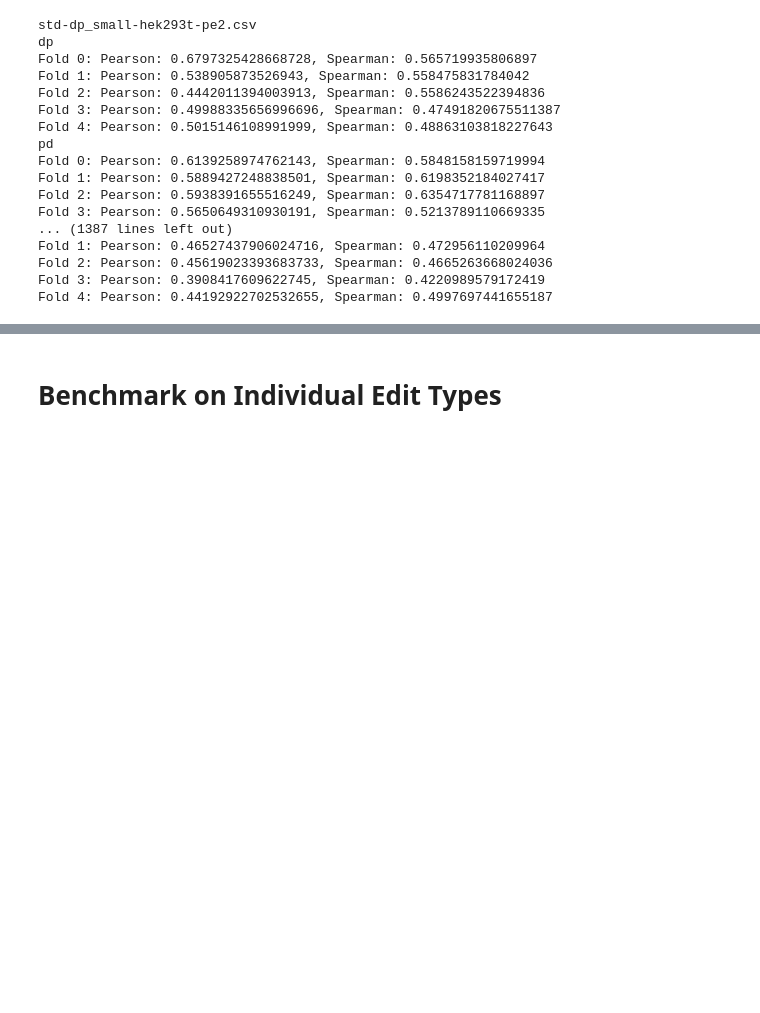
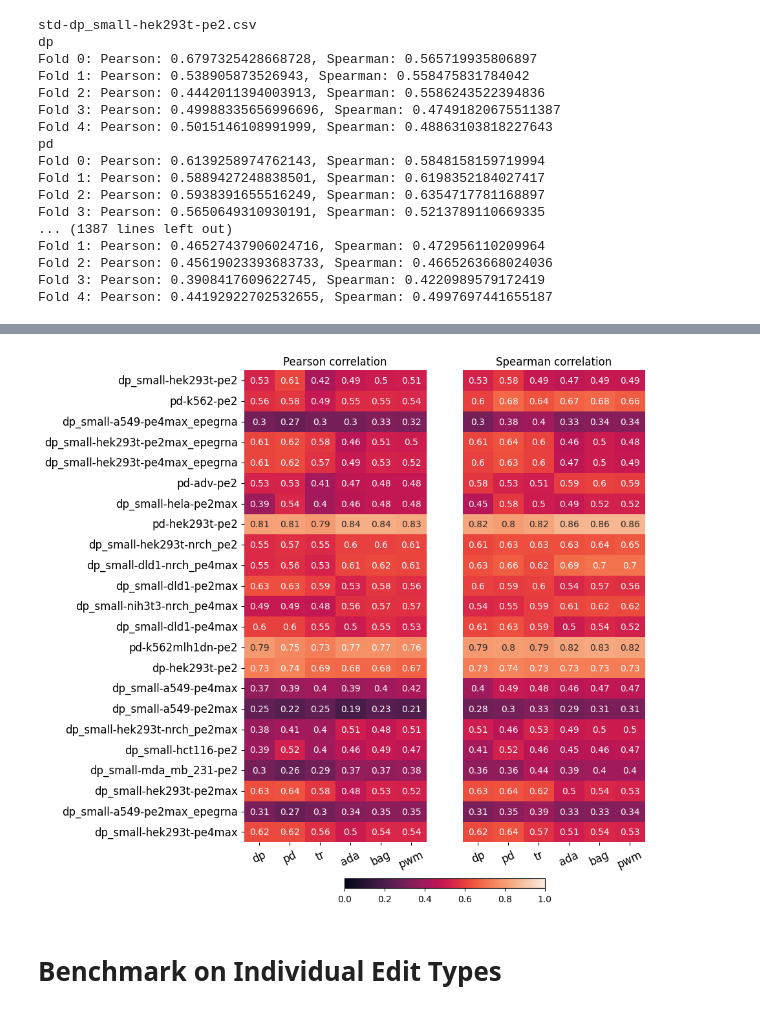
Before and after one commit to PeihengLu/ox-dissertation, a Jupyter notebook: benchmark.ipynb, the cells around one changed output, grey strips where cells are left out. Saved outputs shown, nothing was run; the diff lists cells and outputs as text; code cells hidden in the pictures; blank space fills up the shorter version.

```diff
--- a/benchmark.ipynb
+++ b/benchmark.ipynb
@@ -167,0 +104,78 @@ std-dp_small-hek293t-pe4max.csv          0.02  0.45  0.40   0.43
+# %%
+# plot the mean performance of each model vs dataset
+import matplotlib.pyplot as plt
+import seaborn as sns
+from os.path import join as pjoin
+
+from ast import literal_eval
+import numpy as np
+import pandas as pd
+
+df_pearson = pd.read_csv(pjoin('models', 'data', 'performance', 'all_models_pearson.csv'), index_col=0)
+df_spearman = pd.read_csv(pjoin('models', 'data', 'performance', 'all_models_spearman.csv'), index_col=0)
+# each cell is a list
+df_pearson = df_pearson.applymap(lambda x: literal_eval(x))
+df_spearman = df_spearman.applymap(lambda x: literal_eval(x))
+
+
+# perform paried t test between pd, dp and all other models
+from scipy.stats import ttest_rel
+for dataset in df_pearson.columns:
+    for model in ['tr', 'ada', 'bag', 'pwm']:
+        if model in ['pd', 'dp']:
+            continue
+        t_pd, p_pd = ttest_rel(df_pearson.loc['pd', dataset], df_pearson.loc[model, dataset])
+        t_dp, p_dp = ttest_rel(df_pearson.loc['dp', dataset], df_pearson.loc[model, dataset])
+        # if performance of pd and dp is significantly lower than the model
+        if p_pd < 0.05 and p_dp < 0.05 and np.mean(df_pearson.loc[model, dataset]) > np.mean(df_pearson.loc['pd', dataset]) and np.mean(df_pearson.loc[model, dataset]) > np.mean(df_pearson.loc['dp', dataset]):
+            print(f'{model} is significantly better than pd and dp on {dataset}')
+
+print('Spearman')
+# do the same for spearman
+for dataset in df_spearman.columns:
+    for model in ['tr', 'ada', 'bag', 'pwm']:
+        if model in ['pd', 'dp']:
+            continue
+        t_pd, p_pd = ttest_rel(df_spearman.loc['pd', dataset], df_spearman.loc[model, dataset])
+        t_dp, p_dp = ttest_rel(df_spearman.loc['dp', dataset], df_spearman.loc[model, dataset])
+        # if performance of pd and dp is significantly lower than the model
+        if p_pd < 0.05 and p_dp < 0.05 and t_pd < 0 and t_dp < 0:
+            print(f'{model} is significantly better than pd and dp on {dataset}')
+
+df_pearson_mean = df_pearson.applymap(np.mean)
+df_spearman_mean = df_spearman.applymap(np.mean)
+df_pearson_mean = df_pearson_mean.applymap(lambda x: round(x, 2))
+df_spearman_mean = df_spearman_mean.applymap(lambda x: round(x, 2))
+df_pearson_mean = df_pearson_mean.applymap(lambda x: abs(x))
+df_spearman_mean = df_spearman_mean.applymap(lambda x: abs(x))
+df_pearson_mean = df_pearson_mean.T
+df_spearman_mean = df_spearman_mean.T
+
+# drop columns of mlp, rf, xgb, ridge
+df_pearson_mean = df_pearson_mean.drop(columns=['mlp', 'rf', 'xgb', 'ridge'])
+df_spearman_mean = df_spearman_mean.drop(columns=['mlp', 'rf', 'xgb', 'ridge'])
+
+print(df_pearson_mean)
+# plot the results in heatmap
+fig, axes = plt.subplots(1, 2, figsize=(8, 12))
+sns.heatmap(df_pearson_mean, annot=True, ax=axes[0], vmin=0, vmax=1, cbar=False)
+axes[0].set_title('Pearson correlation')
+sns.heatmap(df_spearman_mean, annot=True, ax=axes[1], vmin=0, vmax=1, cbar=False)
+axes[1].set_title('Spearman correlation')
+# axes 1 should have no y label
+# use one cbar for both axes
+fig.colorbar(axes[0].collections[0], ax=axes, location='bottom'
+             ,orientation='horizontal', shrink=0.5, pad=0.06)
+axes[1].set_ylabel('')
+axes[1].set_yticks([])
+
+# remove the suffix of the dataset name at y axis
+axes[0].set_yticklabels(['-'.join(x.split('.')[0].split('-')[1:]) for x in df_pearson_mean.index])
+
+# update font size of the axes
+for ax in axes:
+    ax.tick_params(axis='both', which='major', labelsize=12)
+    ax.set_xticklabels(ax.get_xticklabels(), rotation=25)
+# plt.tight_layout()
+plt.savefig(pjoin('dissertation', 'figures', 'all_models_performance.png'), dpi=300, bbox_inches='tight')
+# %% [output]
@@ -168,2 +199,3 @@ std-dp_small-hek293t-pe4max.csv          0.02  0.45  0.40   0.43
+[figure, added]
 # %% [markdown]
 # Benchmark on Individual Edit Types
```
Also changed, not shown: parts of 4 cells of this notebook, 57 other files.
